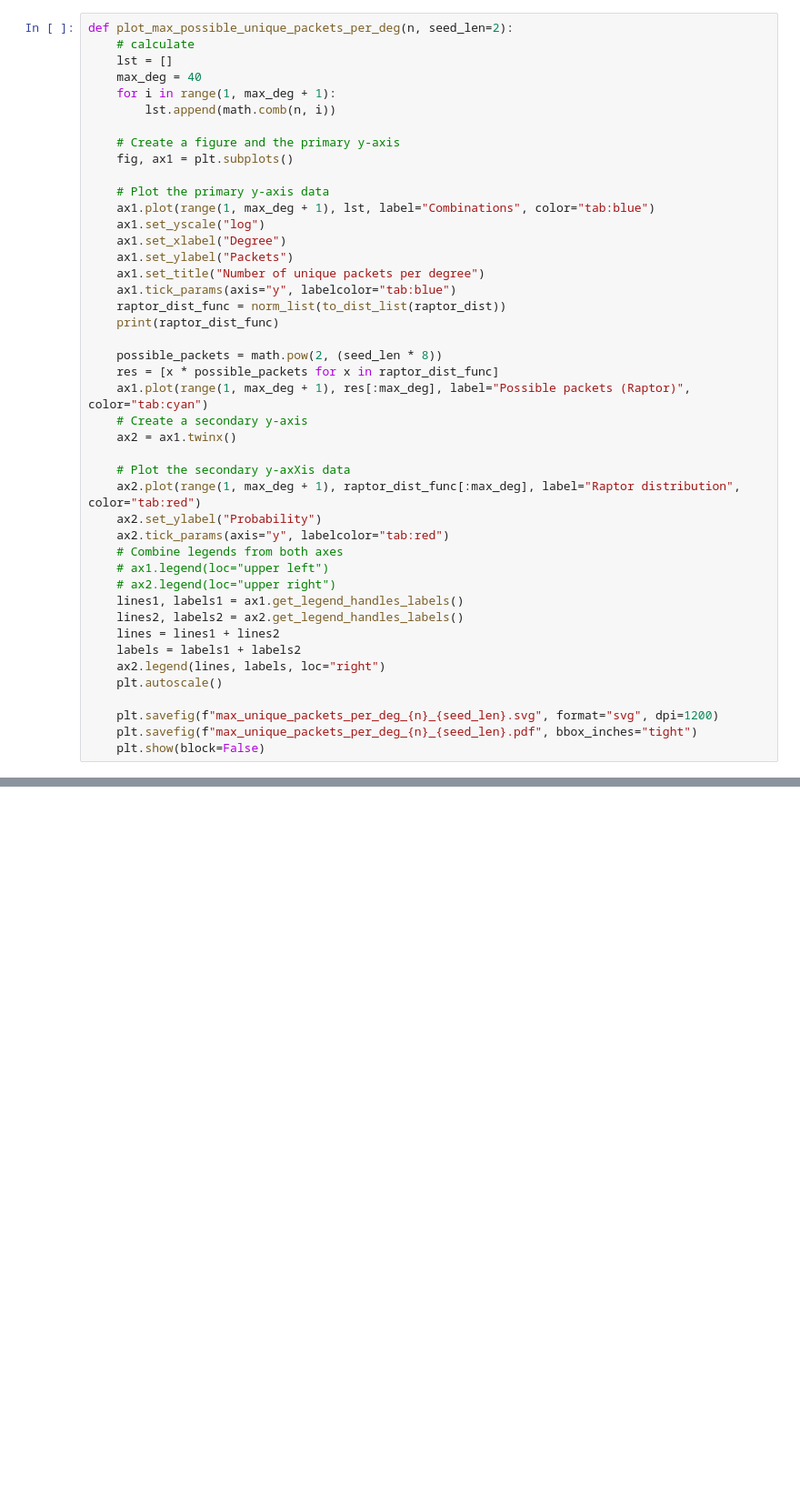
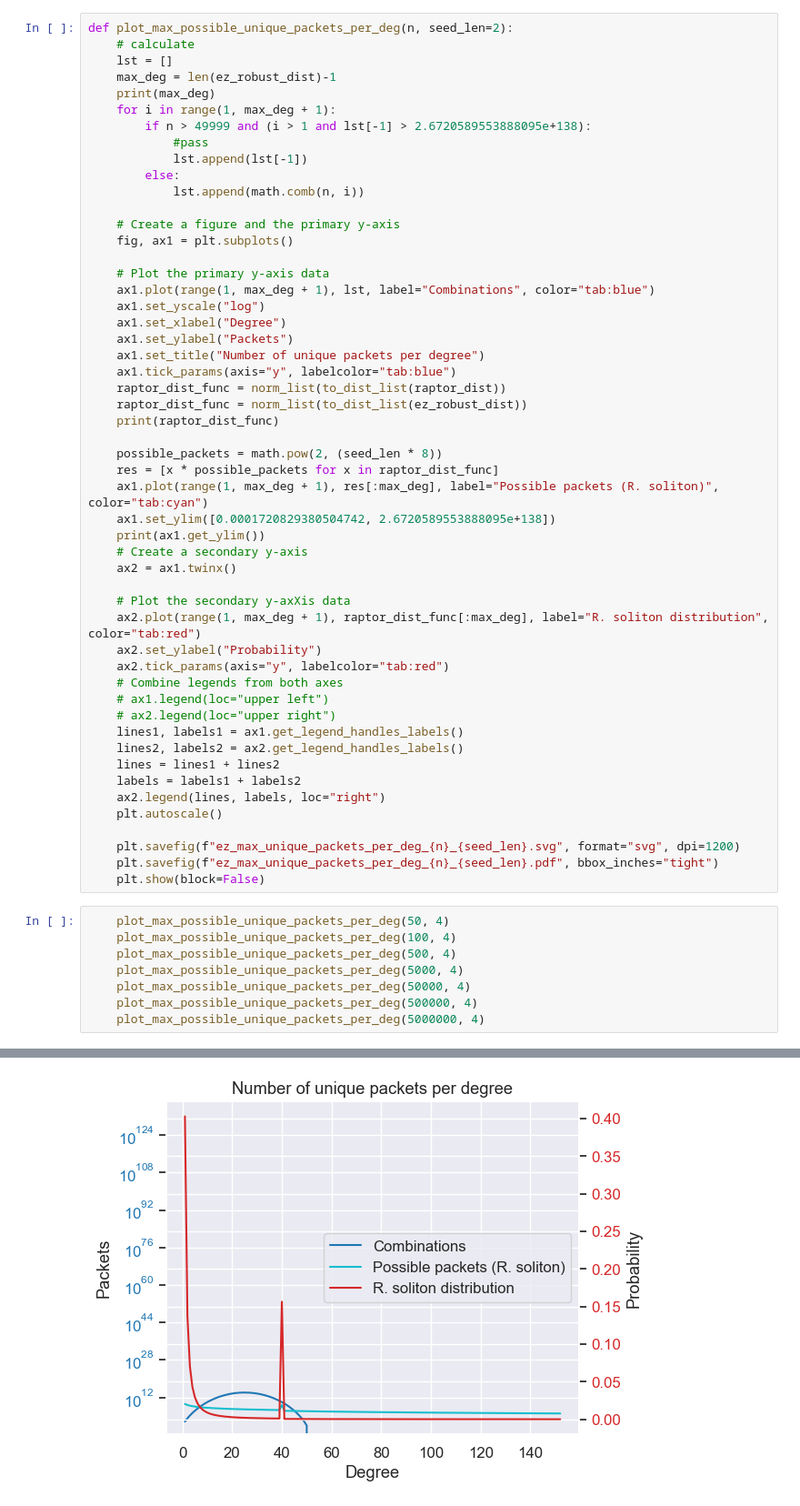
Before and after one commit to umr-ds/OFC4DNA, a Jupyter notebook: max_unique_plot.ipynb, the cells around one changed output, grey strips where cells are left out. Shown: that part at 91% size. Cells and saved outputs as stored; diff of their text form; blank space fills up the shorter version.

Commit message:
added eval for cluster comparison as a preprocess of usearch clustering + addeed DNA fountain robust soliton distribution to max unique plot notebook

```diff
--- a/max_unique_plot.ipynb
+++ b/max_unique_plot.ipynb
@@ -18,9 +22,14 @@ raptor_dist = [0, 10241, 491582, 712794, 831695, 831695, 831695, 831695, 831695,
 def plot_max_possible_unique_packets_per_deg(n, seed_len=2):
     # calculate
     lst = []
-    max_deg = 40
+    max_deg = len(ez_robust_dist)-1
+    print(max_deg)
     for i in range(1, max_deg + 1):
-        lst.append(math.comb(n, i))
+        if n > 49999 and (i > 1 and lst[-1] > 2.6720589553888095e+138):
+            #pass
+            lst.append(lst[-1])
+        else:
+            lst.append(math.comb(n, i))
 
     # Create a figure and the primary y-axis
     fig, ax1 = plt.subplots()
@@ -33,16 +42,19 @@ def plot_max_possible_unique_packets_per_deg(n, seed_len=2):
     ax1.set_title("Number of unique packets per degree")
     ax1.tick_params(axis="y", labelcolor="tab:blue")
     raptor_dist_func = norm_list(to_dist_list(raptor_dist))
+    raptor_dist_func = norm_list(to_dist_list(ez_robust_dist))
     print(raptor_dist_func)
 
     possible_packets = math.pow(2, (seed_len * 8))
     res = [x * possible_packets for x in raptor_dist_func]
-    ax1.plot(range(1, max_deg + 1), res[:max_deg], label="Possible packets (Raptor)", color="tab:cyan")
+    ax1.plot(range(1, max_deg + 1), res[:max_deg], label="Possible packets (R. soliton)", color="tab:cyan")
+    ax1.set_ylim([0.0001720829380504742, 2.6720589553888095e+138])
+    print(ax1.get_ylim())
     # Create a secondary y-axis
     ax2 = ax1.twinx()
 
     # Plot the secondary y-axXis data
-    ax2.plot(range(1, max_deg + 1), raptor_dist_func[:max_deg], label="Raptor distribution", color="tab:red")
+    ax2.plot(range(1, max_deg + 1), raptor_dist_func[:max_deg], label="R. soliton distribution", color="tab:red")
     ax2.set_ylabel("Probability")
     ax2.tick_params(axis="y", labelcolor="tab:red")
     # Combine legends from both axes
@@ -55,6 +67,15 @@ def plot_max_possible_unique_packets_per_deg(n, seed_len=2):
     ax2.legend(lines, labels, loc="right")
     plt.autoscale()
 
-    plt.savefig(f"max_unique_packets_per_deg_{n}_{seed_len}.svg", format="svg", dpi=1200)
-    plt.savefig(f"max_unique_packets_per_deg_{n}_{seed_len}.pdf", bbox_inches="tight")
+    plt.savefig(f"ez_max_unique_packets_per_deg_{n}_{seed_len}.svg", format="svg", dpi=1200)
+    plt.savefig(f"ez_max_unique_packets_per_deg_{n}_{seed_len}.pdf", bbox_inches="tight")
     plt.show(block=False)
+# %%
+    plot_max_possible_unique_packets_per_deg(50, 4)
+    plot_max_possible_unique_packets_per_deg(100, 4)
+    plot_max_possible_unique_packets_per_deg(500, 4)
+    plot_max_possible_unique_packets_per_deg(5000, 4)
+    plot_max_possible_unique_packets_per_deg(50000, 4)
+    plot_max_possible_unique_packets_per_deg(500000, 4)
+    plot_max_possible_unique_packets_per_deg(5000000, 4)
+# %% [output]
@@ -60,0 +85 @@ def plot_max_possible_unique_packets_per_deg(n, seed_len=2):
+[figure, added]
```
Also changed, not shown: parts of 5 cells of this notebook, 1 other file.
